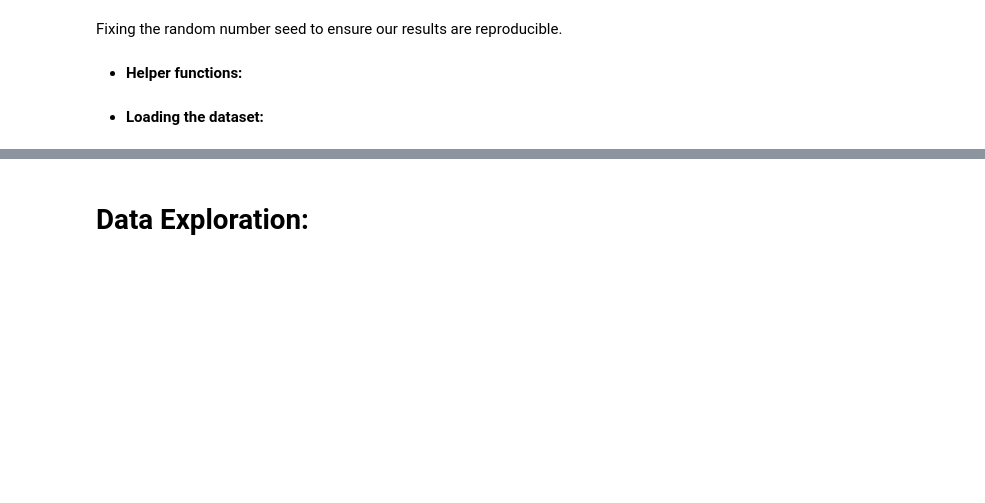
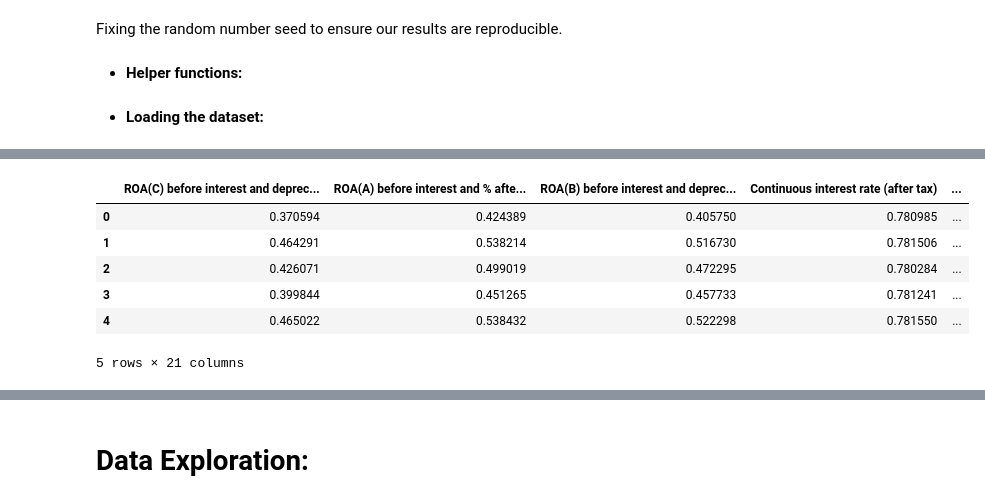
Before and after one commit to chungthuang/DeepLearning, a Jupyter notebook: Deep_Learning_Project.ipynb, the cells around one changed output, grey strips where cells are left out. Drawn from its saved outputs; the diff is of its cells as text; code cells hidden in the pictures; blank space fills up the shorter version.

```diff
--- a/Deep_Learning_Project.ipynb
+++ b/Deep_Learning_Project.ipynb
@@ -378,0 +442,9 @@ ds["Bankrupt?"].unique()
+# %%
+selector = SelectKBest(mutual_info_classif, k=20)
+
+# selecting the features:
+selector.fit(ds.drop(columns="Bankrupt?"), ds["Bankrupt?"])
+
+kept_columns = list(ds.drop(columns="Bankrupt?").columns[selector.get_support()]) + ["Bankrupt?"]
+# %%
+ds = ds[kept_columns]
@@ -378,0 +455,10 @@ ds["Bankrupt?"].unique()
+# %%
+ds.head()
+# %% [output]
+|  | ROA(C) before interest and deprec... | ROA(A) before interest and % afte... | ROA(B) before interest and deprec... | Continuous interest rate (after tax) | ... |
+| 0 | 0.370594 | 0.424389 | 0.405750 | 0.780985 | ... |
+| 1 | 0.464291 | 0.538214 | 0.516730 | 0.781506 | ... |
+| 2 | 0.426071 | 0.499019 | 0.472295 | 0.780284 | ... |
+| 3 | 0.399844 | 0.451265 | 0.457733 | 0.781241 | ... |
+| 4 | 0.465022 | 0.538432 | 0.522298 | 0.781550 | ... |
+5 rows × 21 columns
```
Also changed, not shown: parts of 160 cells of this notebook.
